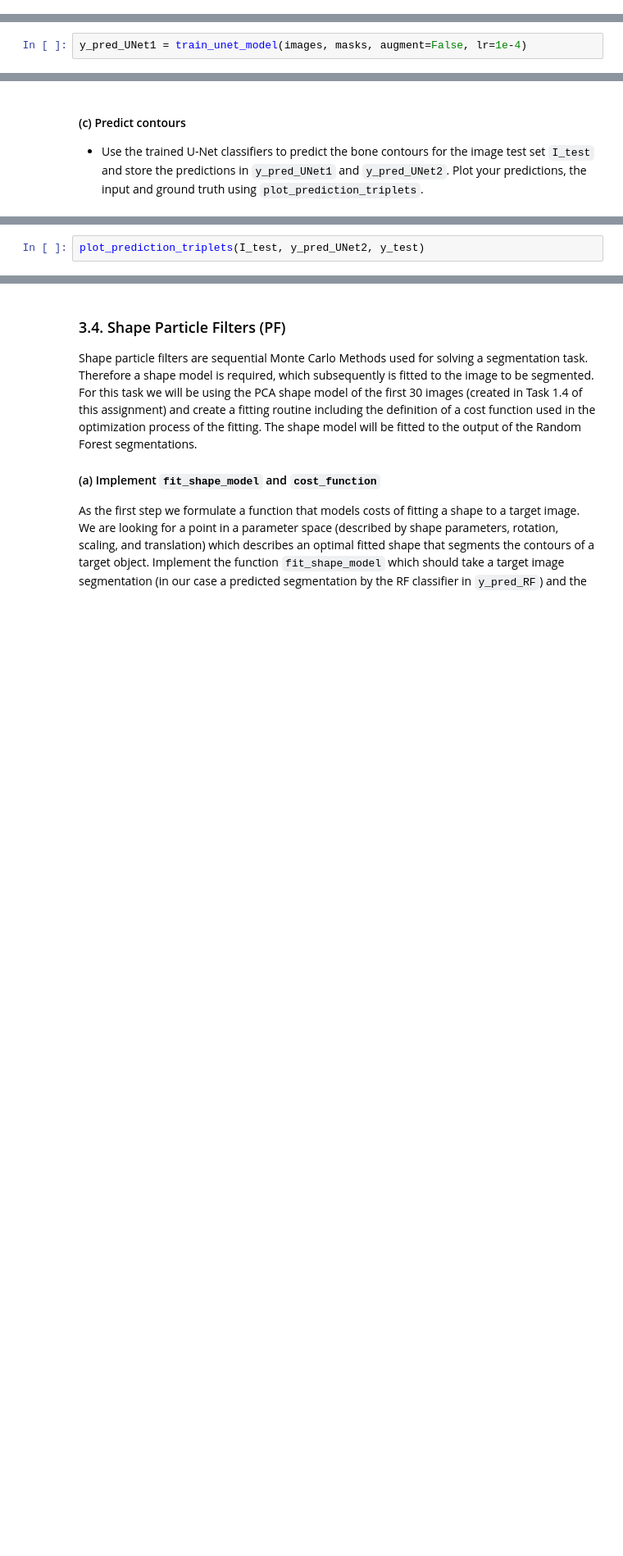
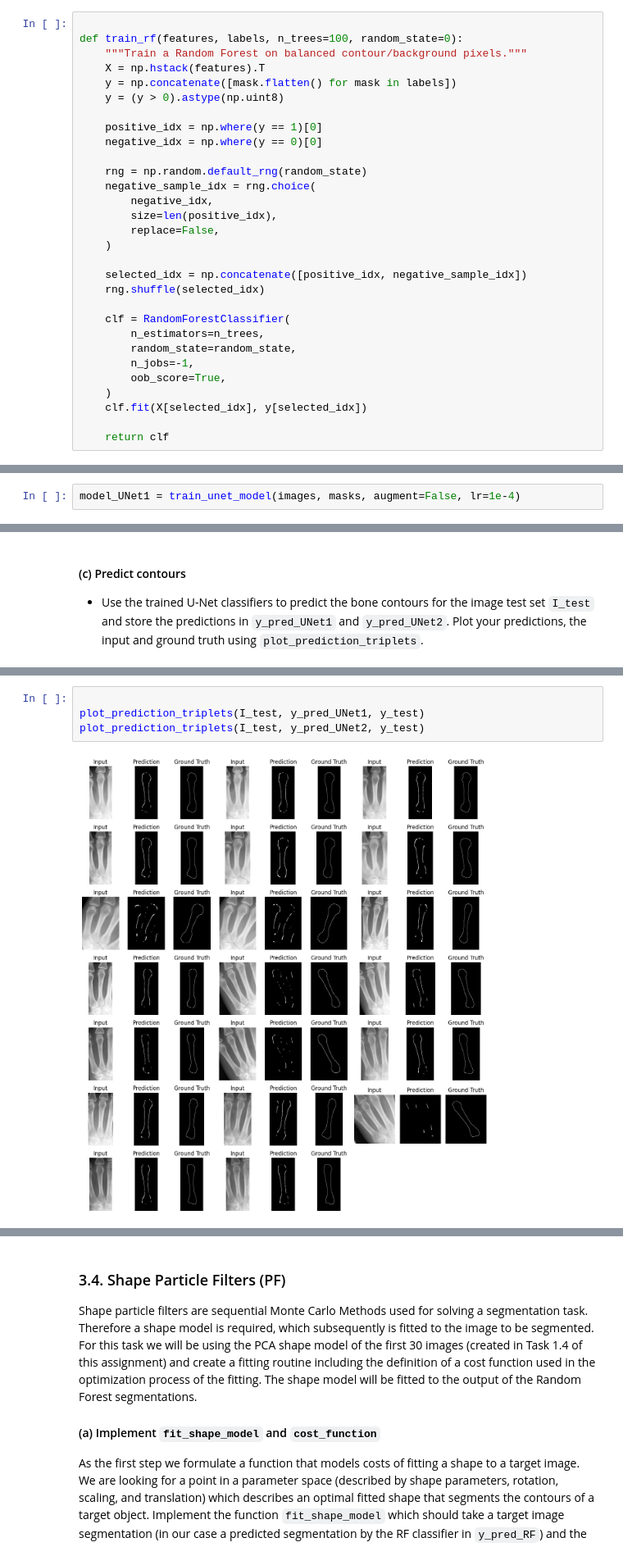
Before and after one commit to Chalisser/Medical_Imaging_Task2, a Jupyter notebook: notebook_12.ipynb, the cells around one changed output, grey strips where cells are left out. Shown at 82% size. Saved outputs shown, nothing was run; the diff lists cells and outputs as text; blank space fills up the shorter version.

```diff
--- a/notebook_12.ipynb
+++ b/notebook_12.ipynb
@@ -579,3 +397,33 @@ def train_rf(features, labels, n_trees=100, random_state=0):
+# %%
+
+def train_rf(features, labels, n_trees=100, random_state=0):
+    """Train a Random Forest on balanced contour/background pixels."""
+    X = np.hstack(features).T
+    y = np.concatenate([mask.flatten() for mask in labels])
+    y = (y > 0).astype(np.uint8)
+
+    positive_idx = np.where(y == 1)[0]
+    negative_idx = np.where(y == 0)[0]
+
+    rng = np.random.default_rng(random_state)
+    negative_sample_idx = rng.choice(
+        negative_idx,
+        size=len(positive_idx),
+        replace=False,
+    )
+
+    selected_idx = np.concatenate([positive_idx, negative_sample_idx])
+    rng.shuffle(selected_idx)
+
+    clf = RandomForestClassifier(
+        n_estimators=n_trees,
+        random_state=random_state,
+        n_jobs=-1,
+        oob_score=True,
+    )
+    clf.fit(X[selected_idx], y[selected_idx])
+
+    return clf
 # %% [markdown]
 #### (b) Train the classifier
 - Use the image features  `X_train` as input to train a Random Forest classifier and the corresponding image masks `y_train` as class labels.
@@ -874,6 +665,6 @@ print(sys.executable)
 # %%
 from training import train_unet_model
 # %%
-y_pred_UNet1 = train_unet_model(images, masks, augment=False, lr=1e-4)
+model_UNet1 = train_unet_model(images, masks, augment=False, lr=1e-4)
 # %% [output]
 Using device: mps
@@ -920,2 +708,6 @@ print("Unique values U-Net 2:", np.unique(y_pred_UNet2[0]))
 # %%
+
+plot_prediction_triplets(I_test, y_pred_UNet1, y_test)
 plot_prediction_triplets(I_test, y_pred_UNet2, y_test)
+# %% [output]
+[figure, added]
```
Also changed, not shown: parts of 43 cells of this notebook.
